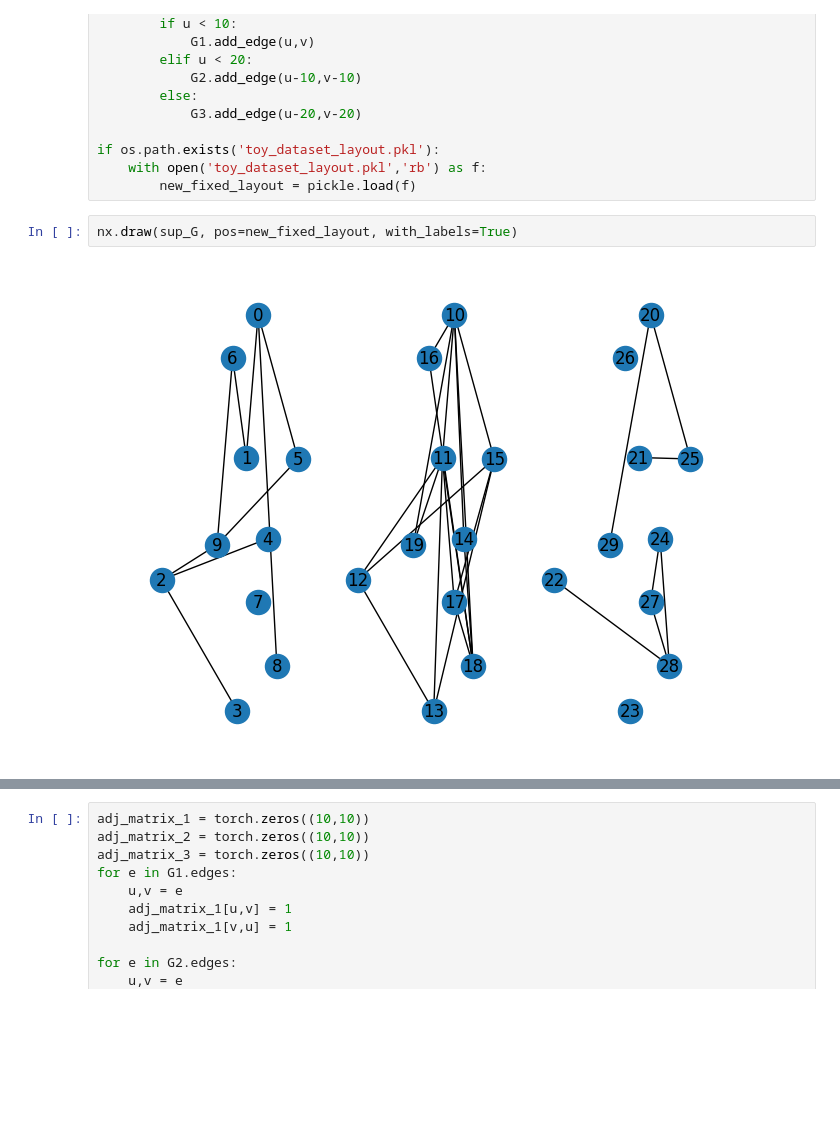
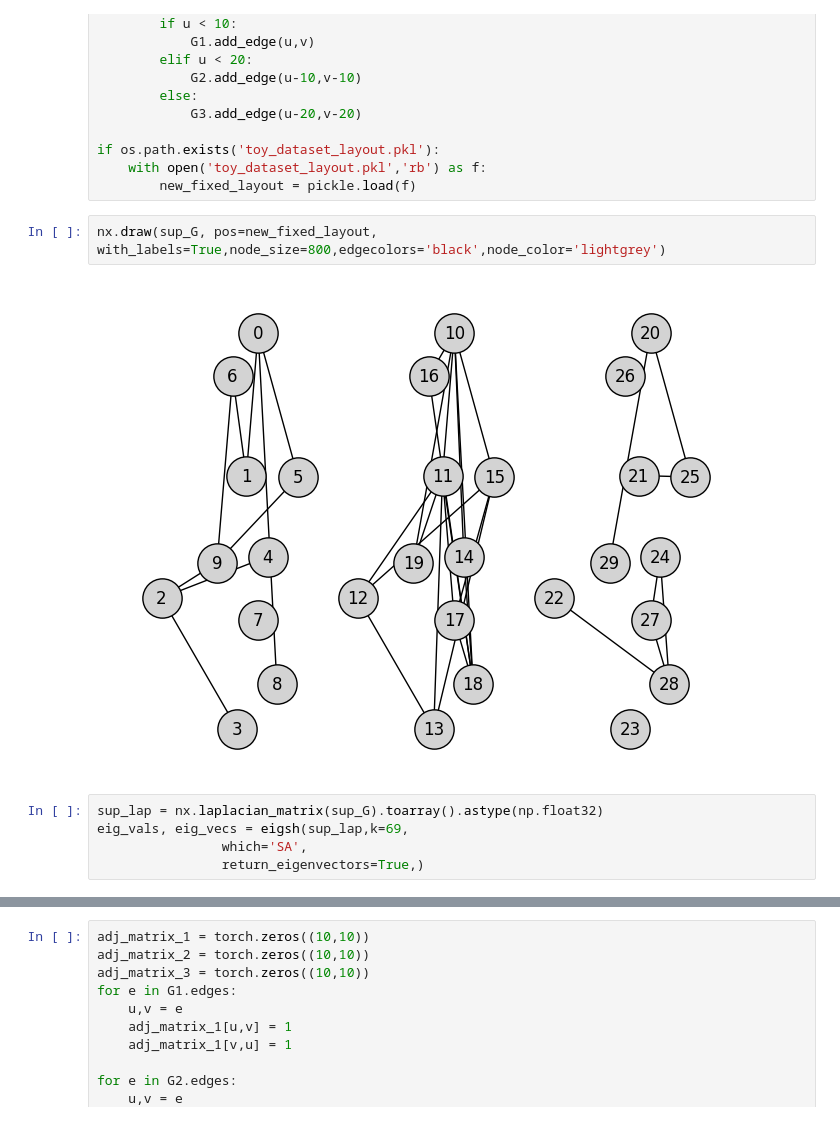
Before and after one commit to ykrmm/SLATE, a Jupyter notebook: notebooks/SLATE_Demo_toygraph.ipynb, the cells around one changed output, grey strips where cells are left out. Saved outputs shown, nothing was run; the diff lists cells and outputs as text; blank space fills up the shorter version.

```diff
--- a/notebooks/SLATE_Demo_toygraph.ipynb
+++ b/notebooks/SLATE_Demo_toygraph.ipynb
@@ -39,6 +54,11 @@ if os.path.exists('toy_dataset_layout.pkl'):
     with open('toy_dataset_layout.pkl','rb') as f:
         new_fixed_layout = pickle.load(f)
 # %%
-nx.draw(sup_G, pos=new_fixed_layout, with_labels=True)
+nx.draw(sup_G, pos=new_fixed_layout, with_labels=True,node_size=800,edgecolors='black',node_color='lightgrey')
 # %% [output]
-[figure, old version]
+[figure, new version]
+# %%
+sup_lap = nx.laplacian_matrix(sup_G).toarray().astype(np.float32)
+eig_vals, eig_vecs = eigsh(sup_lap,k=69,
+                which='SA',
+                return_eigenvectors=True,)
```
Also changed, not shown: parts of 8 cells of this notebook, 5 other files.
